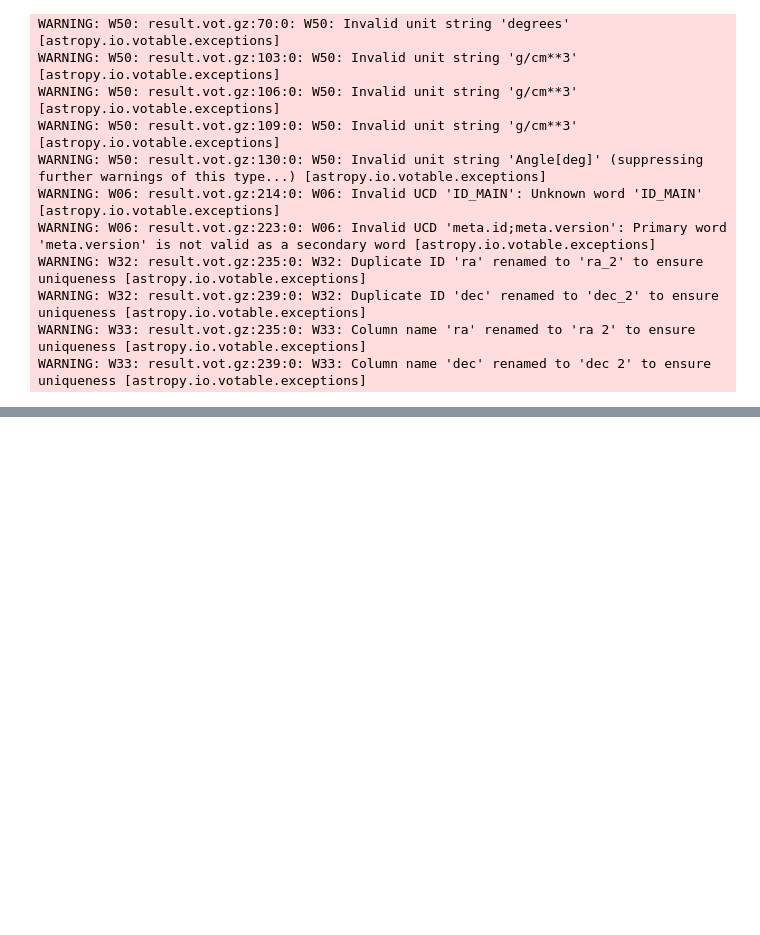
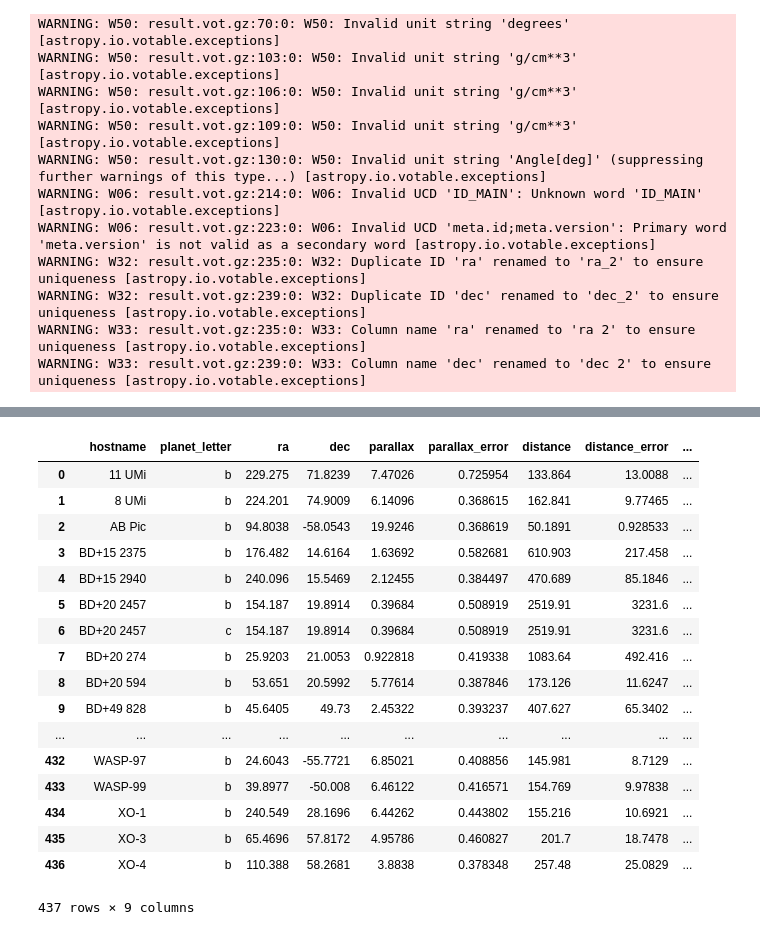
Before and after one commit to mrtommyb/gaiaplay, a Jupyter notebook: code/exoplanet-plots.ipynb, the cells around one changed output, grey strips where cells are left out. Drawn from its saved outputs; the diff is of its cells as text; code cells hidden in the pictures; blank space fills up the shorter version.

Commit message:
adding 100 more planets

```diff
--- a/code/exoplanet-plots.ipynb
+++ b/code/exoplanet-plots.ipynb
@@ -147,6 +147,6 @@ ax1.set_title('Distances to exoplanets from Gaia in parsec',loc='center', fontsi
 # %%
-columns = ['hostname', 'ra', 'dec', 'parallax', 'parallax_error', 'distance', 'distance_error', 'dist_error_pct']
-df = pd.DataFrame([data['pl_hostname'],
+columns = ['hostname', 'planet_letter', 'ra', 'dec', 'parallax', 'parallax_error', 'distance', 'distance_error', 'dist_error_pct']
+df = pd.DataFrame([data['pl_hostname'], data['pl_letter'],
               data['ra'],
               data['dec'],
               data['parallax'],
@@ -160,0 +185,21 @@ df.to_csv('gaia_exoplanet.csv')
+# %%
+df
+# %% [output]
+|  | hostname | planet_letter | ra | dec | parallax | parallax_error | distance | distance_error | ... |
+| 0 | 11 UMi | b | 229.275 | 71.8239 | 7.47026 | 0.725954 | 133.864 | 13.0088 | ... |
+| 1 | 8 UMi | b | 224.201 | 74.9009 | 6.14096 | 0.368615 | 162.841 | 9.77465 | ... |
+| 2 | AB Pic | b | 94.8038 | -58.0543 | 19.9246 | 0.368619 | 50.1891 | 0.928533 | ... |
+| 3 | BD+15 2375 | b | 176.482 | 14.6164 | 1.63692 | 0.582681 | 610.903 | 217.458 | ... |
+| 4 | BD+15 2940 | b | 240.096 | 15.5469 | 2.12455 | 0.384497 | 470.689 | 85.1846 | ... |
+| 5 | BD+20 2457 | b | 154.187 | 19.8914 | 0.39684 | 0.508919 | 2519.91 | 3231.6 | ... |
+| 6 | BD+20 2457 | c | 154.187 | 19.8914 | 0.39684 | 0.508919 | 2519.91 | 3231.6 | ... |
+| 7 | BD+20 274 | b | 25.9203 | 21.0053 | 0.922818 | 0.419338 | 1083.64 | 492.416 | ... |
+| 8 | BD+20 594 | b | 53.651 | 20.5992 | 5.77614 | 0.387846 | 173.126 | 11.6247 | ... |
+| 9 | BD+49 828 | b | 45.6405 | 49.73 | 2.45322 | 0.393237 | 407.627 | 65.3402 | ... |
+| ... | ... | ... | ... | ... | ... | ... | ... | ... | ... |
+| 432 | WASP-97 | b | 24.6043 | -55.7721 | 6.85021 | 0.408856 | 145.981 | 8.7129 | ... |
+| 433 | WASP-99 | b | 39.8977 | -50.008 | 6.46122 | 0.416571 | 154.769 | 9.97838 | ... |
+| 434 | XO-1 | b | 240.549 | 28.1696 | 6.44262 | 0.443802 | 155.216 | 10.6921 | ... |
+| 435 | XO-3 | b | 65.4696 | 57.8172 | 4.95786 | 0.460827 | 201.7 | 18.7478 | ... |
+| 436 | XO-4 | b | 110.388 | 58.2681 | 3.8838 | 0.378348 | 257.48 | 25.0829 | ... |
+437 rows × 9 columns
```
Also changed, not shown: parts of 5 cells of this notebook, 5 other files.
